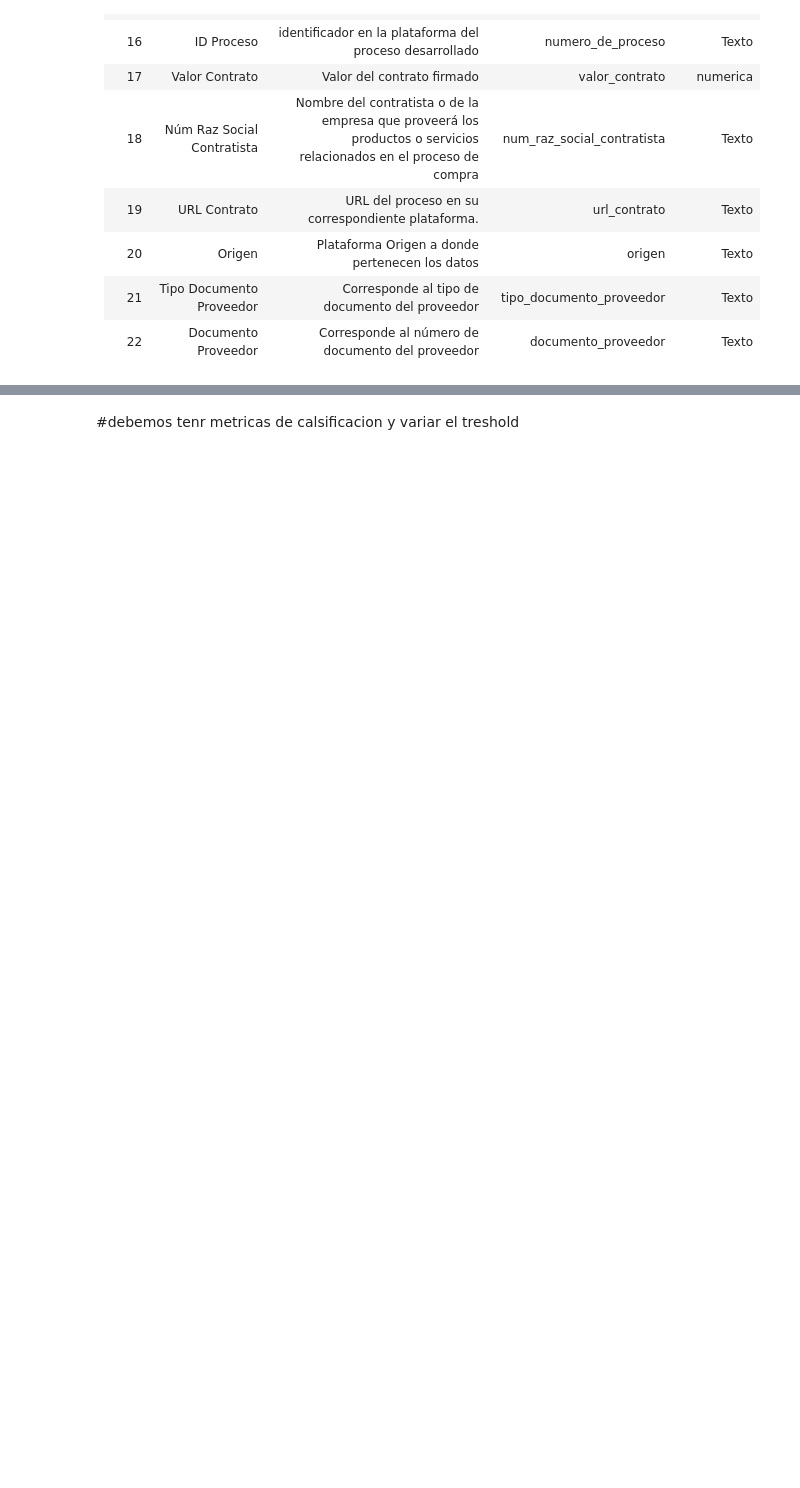
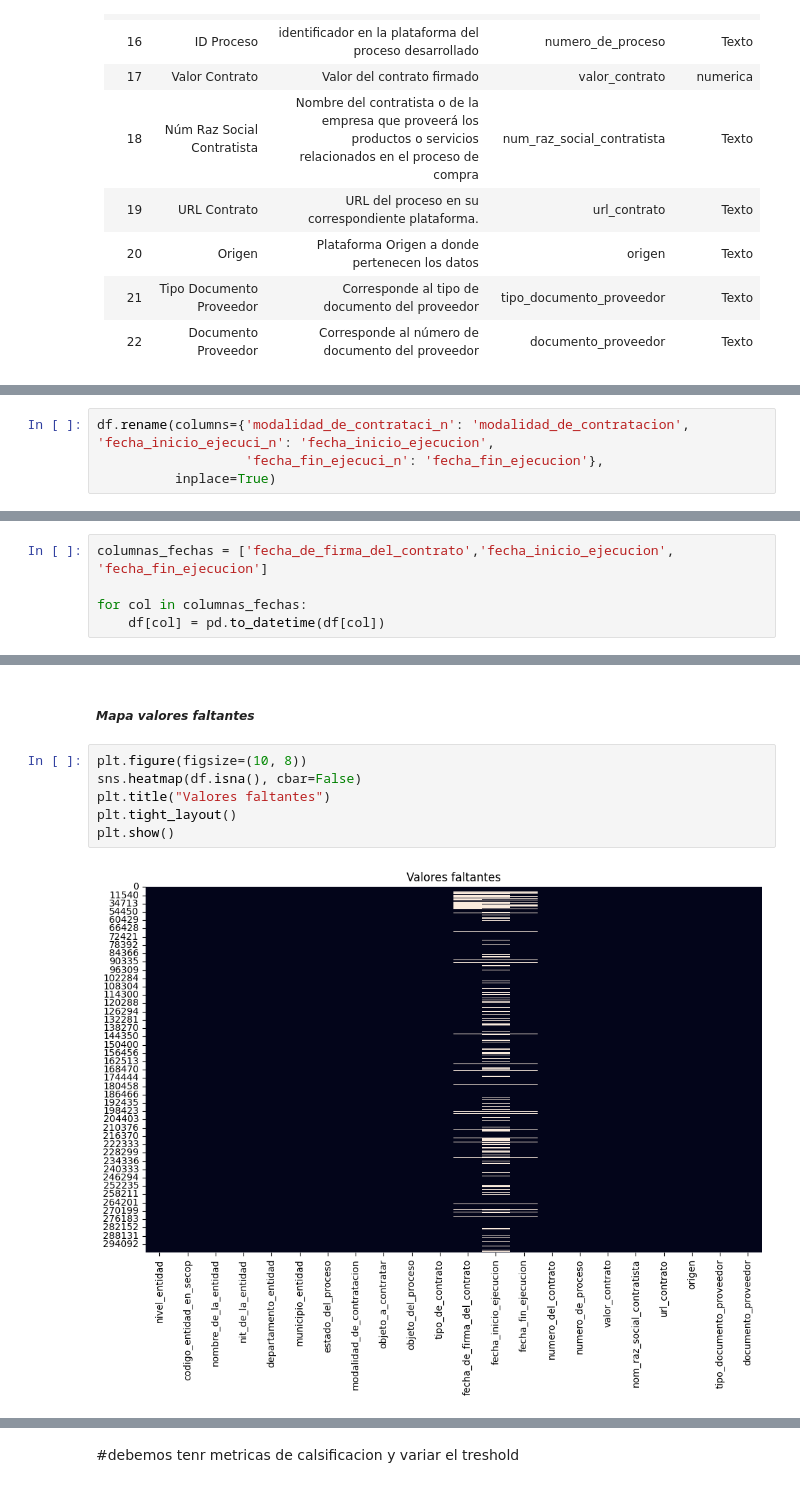
Before and after one commit to dmontillao/proyecto-final, a Jupyter notebook: Proyecyto-final.ipynb, the cells around one changed output, grey strips where cells are left out. Cells and saved outputs as stored; diff of their text form; blank space fills up the shorter version.

```diff
--- a/Proyecyto-final.ipynb
+++ b/Proyecyto-final.ipynb
@@ -156,0 +169,4 @@ generar_diccionario(df)
+# %%
+df.rename(columns={'modalidad_de_contrataci_n': 'modalidad_de_contratacion', 'fecha_inicio_ejecuci_n': 'fecha_inicio_ejecucion',
+                   'fecha_fin_ejecuci_n': 'fecha_fin_ejecucion'},
+          inplace=True)
@@ -156,0 +175,5 @@ generar_diccionario(df)
+# %%
+columnas_fechas = ['fecha_de_firma_del_contrato','fecha_inicio_ejecucion', 'fecha_fin_ejecucion']
+
+for col in columnas_fechas:
+    df[col] = pd.to_datetime(df[col])
@@ -156,0 +283,10 @@ generar_diccionario(df)
+# %% [markdown]
+##### *Mapa valores faltantes*
+# %%
+plt.figure(figsize=(10, 8))
+sns.heatmap(df.isna(), cbar=False)
+plt.title("Valores faltantes")
+plt.tight_layout()
+plt.show()
+# %% [output]
+[figure, added]
```
Also changed, not shown: parts of 25 cells of this notebook.
